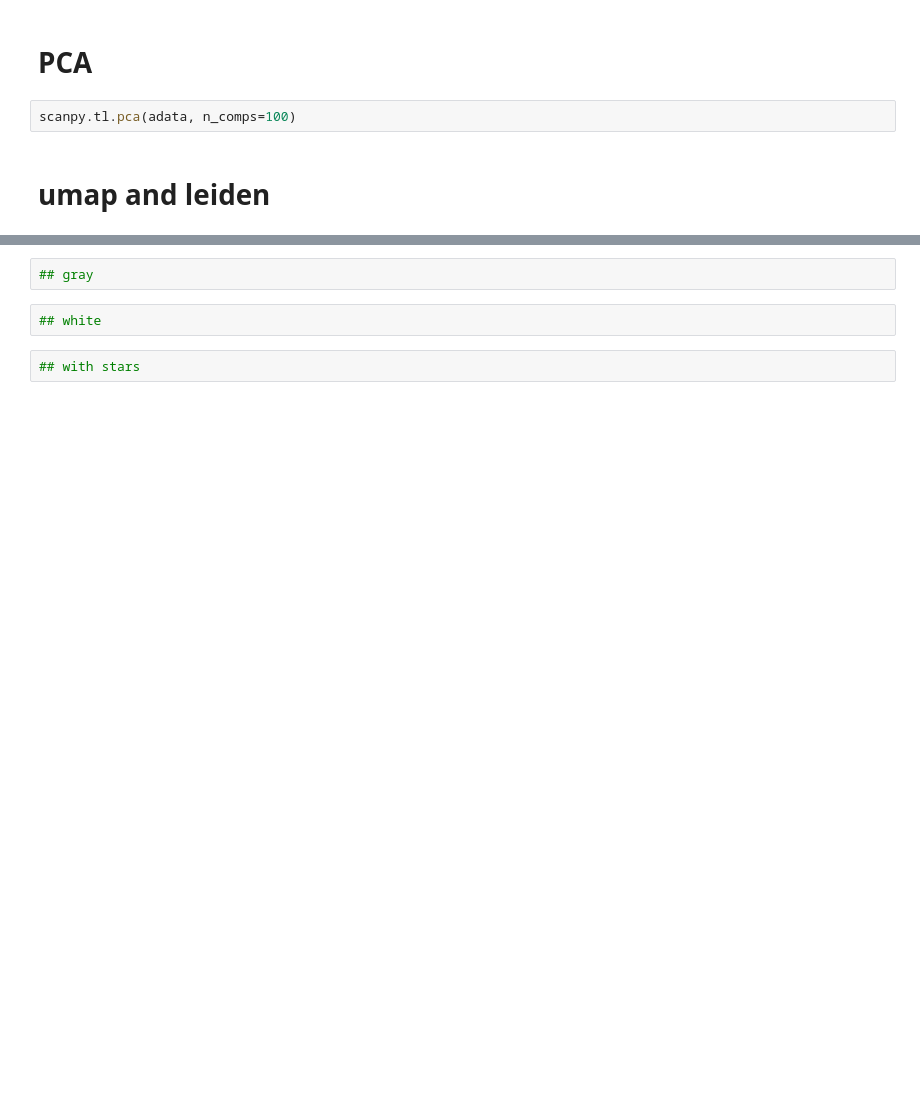
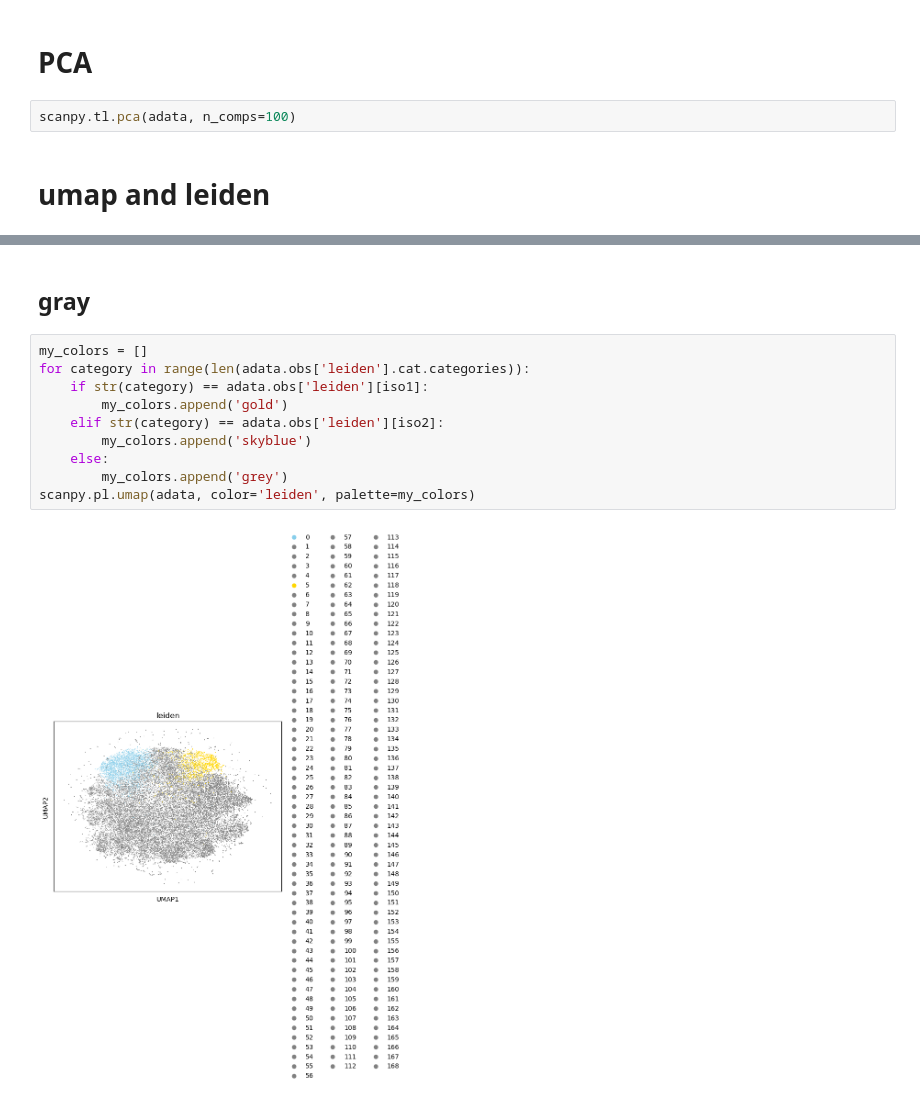
Before and after one commit to adelomana/education, a Jupyter notebook: kevin/scanpy fixed.ipynb, the cells around one changed output, grey strips where cells are left out. Saved outputs shown, nothing was run; the diff lists cells and outputs as text; blank space fills up the shorter version.

Commit message:
finalizing figures

```diff
--- a/kevin/scanpy fixed.ipynb
+++ b/kevin/scanpy fixed.ipynb
@@ -160,6 +164,14 @@ Wall time: 32.9 s
-# %%
-## gray
-# %%
-## white
-# %%
-## with stars
+# %% [markdown]
+## gray
+# %%
+my_colors = []
+for category in range(len(adata.obs['leiden'].cat.categories)):
+    if str(category) == adata.obs['leiden'][iso1]:
+        my_colors.append('gold')
+    elif str(category) == adata.obs['leiden'][iso2]:
+        my_colors.append('skyblue')
+    else:
+        my_colors.append('grey')
+scanpy.pl.umap(adata, color='leiden', palette=my_colors)
+# %% [output]
+[figure, added]
```
Also changed, not shown: parts of 9 cells of this notebook, 9 other files.
